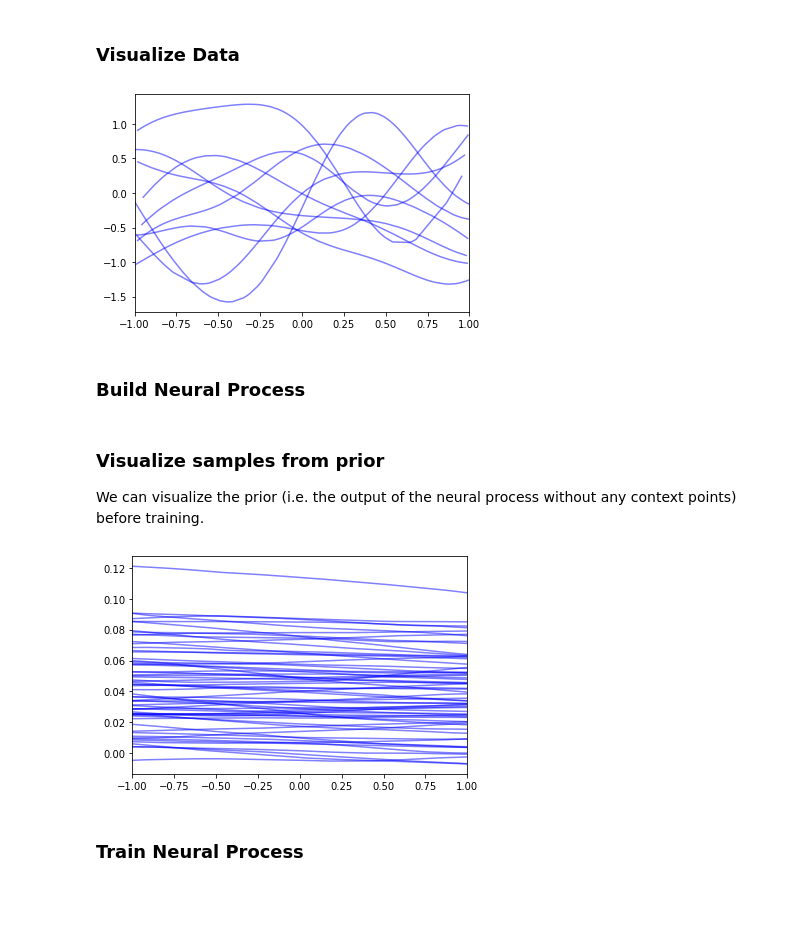
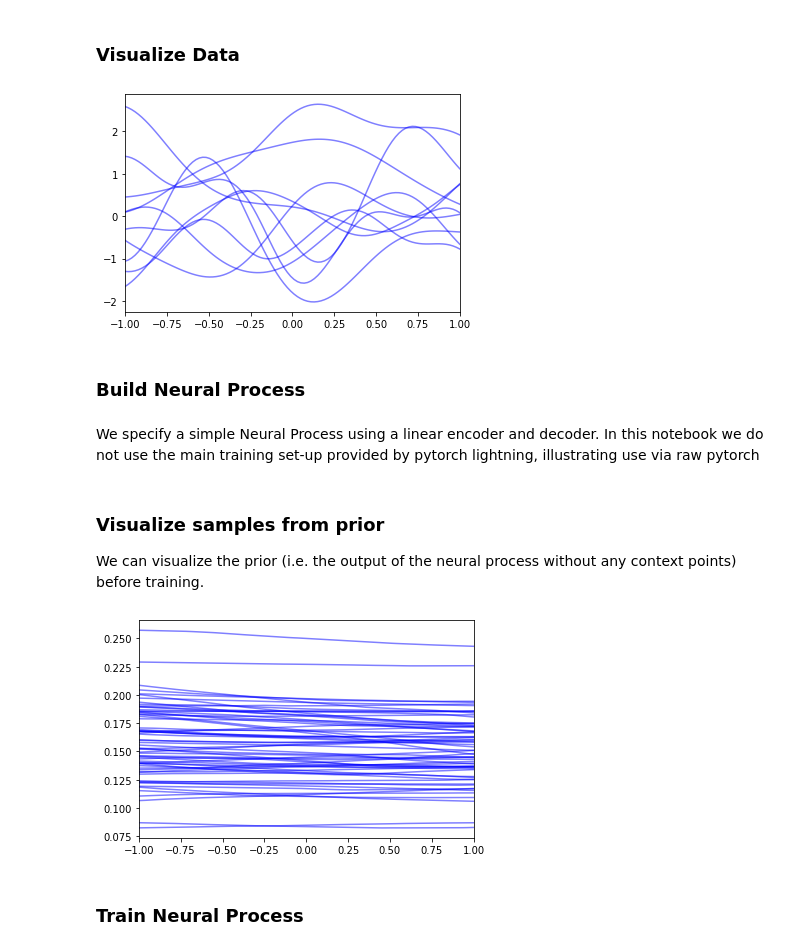
Before and after one commit to davisj147/neuralProcesses, a Jupyter notebook: example-1d.ipynb, the cells around one changed output. Cells and saved outputs as stored; diff of their text form; code cells hidden in the pictures; blank space fills up the shorter version.

Commit message:
cleanup repo and example notebooks

```diff
--- a/example-1d.ipynb
+++ b/example-1d.ipynb
@@ -14,27 +14,25 @@ Adapted from https://github.com/EmilienDupont/neural-processes example-1d.ipynb
 # %%
 from datasets import GPData, SineData
 from math import pi
 
 # Create dataset
-dataset = GPData(lengthscale_range=(0.5, 0.5),
-                   noise_range=(1., 1.),
+dataset = GPData(lengthscale_range=(0.25, 0.5),
+                   sigma_range=(1., 1.),
                    num_samples=2000,
                    num_points=100)
 
-# dataset = SineData(amplitude_range=(-1., 1.),
-#                    shift_range=(-.5, .5),
-#                    num_samples=2000)
 
 # Visualize data samples
 for i in range(10):
     x, y = dataset[i]
     plt.plot(x.squeeze(), y.squeeze(), c='b', alpha=0.5)
     plt.xlim(-1, 1)
-    # plt.xlim(-pi, pi)
 # %% [output]
-[figure, old version]
+[figure, new version]
 # %% [markdown]
 ### Build Neural Process
+# %% [markdown]
+We specify a simple Neural Process using a linear encoder and decoder. In this notebook we do not use the main training set-up provided by pytorch lightning, illustrating use via raw pytorch
 # %%
 from np import SimpleNP
 
@@ -59,7 +57,7 @@ x_target = x_target.unsqueeze(1).unsqueeze(0)
 
 for i in range(64):
     z_sample = torch.randn((1, z_dim))  # Shape (batch_size, z_dim)
-    # Map x_target and z to p_y_target (which is parameterized by a
+    # Map x_target and z to the target distribution (which is parameterized by a
     # normal with mean mu and std dev sigma)
     mu, _ = neuralprocess.decoder(x_target, z_sample)
     # Plot predicted mean at each target point (note we could also
@@ -68,7 +66,7 @@ for i in range(64):
              c='b', alpha=0.5)
     plt.xlim(-1, 1)
 # %% [output]
-[figure, old version]
+[figure, new version]
 # %% [markdown]
 ### Train Neural Process
 # %%
```
Also changed, not shown: parts of 7 cells of this notebook, 13 other files.
